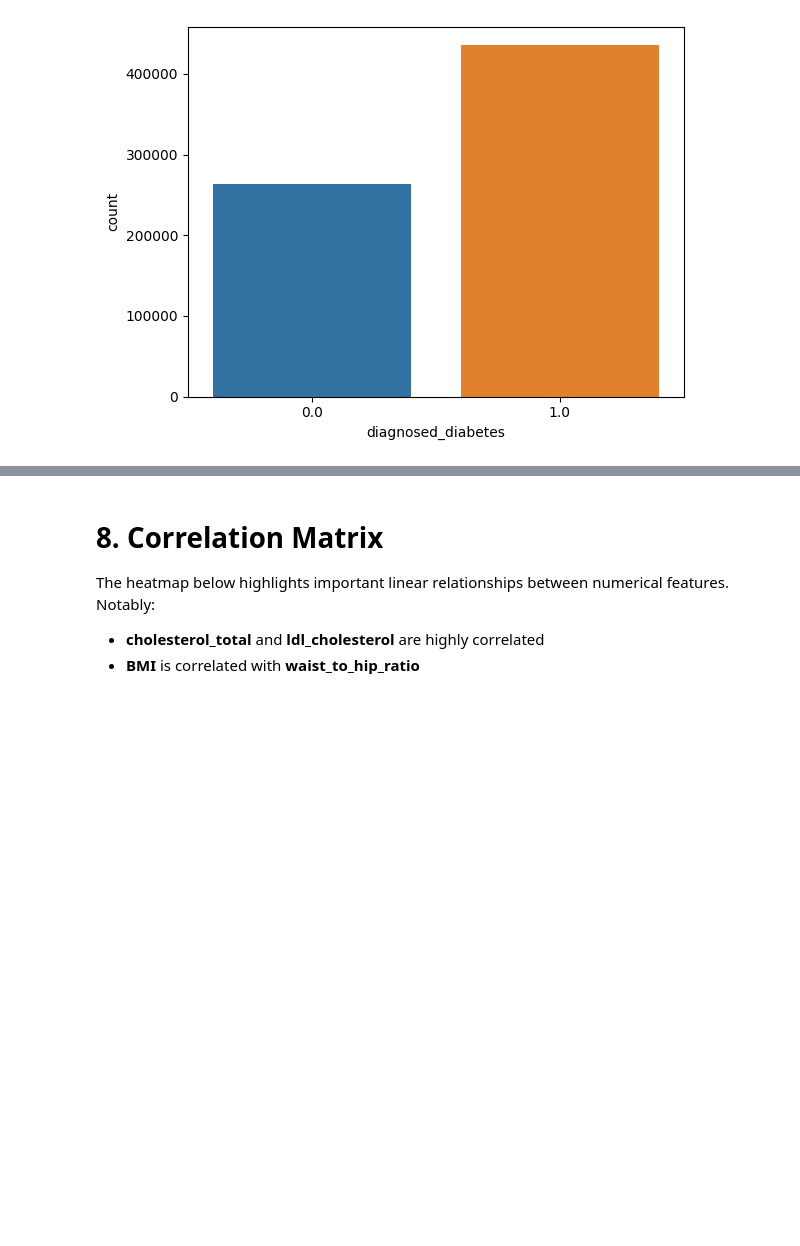
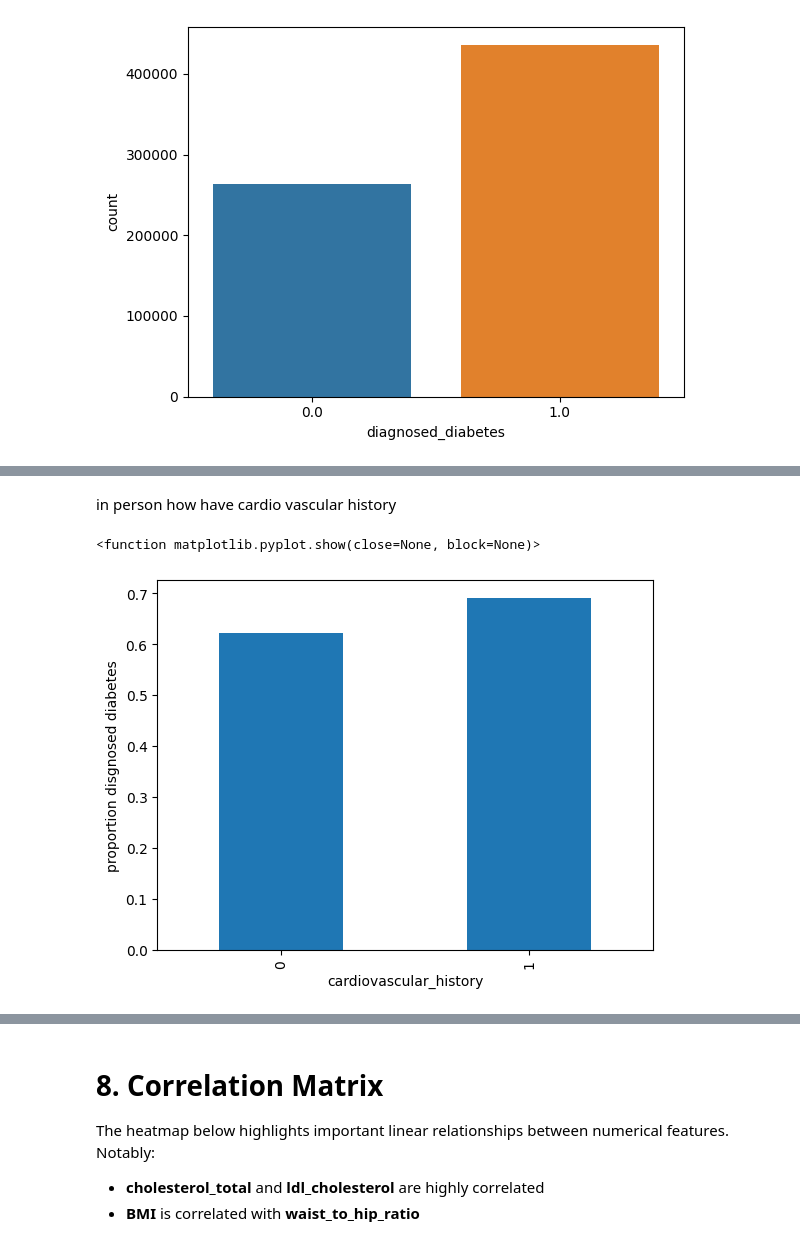
Before and after one commit to iliaselamrani212/Diabetes-Prediction, a Jupyter notebook: Diabetes Prediction EDA.ipynb, the cells around one changed output, grey strips where cells are left out. Saved outputs shown, nothing was run; the diff lists cells and outputs as text; code cells hidden in the pictures; blank space fills up the shorter version.

```diff
--- a/Diabetes Prediction EDA.ipynb
+++ b/Diabetes Prediction EDA.ipynb
@@ -162,3 +174,13 @@ plt.show()
+# %% [markdown]
+in person how have cardio vascular history
+# %%
+prob2 = train.groupby('cardiovascular_history')['diagnosed_diabetes'].mean()
+prob2.plot(kind='bar')
+plt.ylabel('proportion disgnosed diabetes')
+plt.show
+# %% [output]
+<function matplotlib.pyplot.show(close=None, block=None)>
+[figure, added]
 # %%
 from pandas.plotting import scatter_matrix
 corr_matrix=train.select_dtypes(include='number').corr()
```
Also changed, not shown: parts of 6 cells of this notebook.
